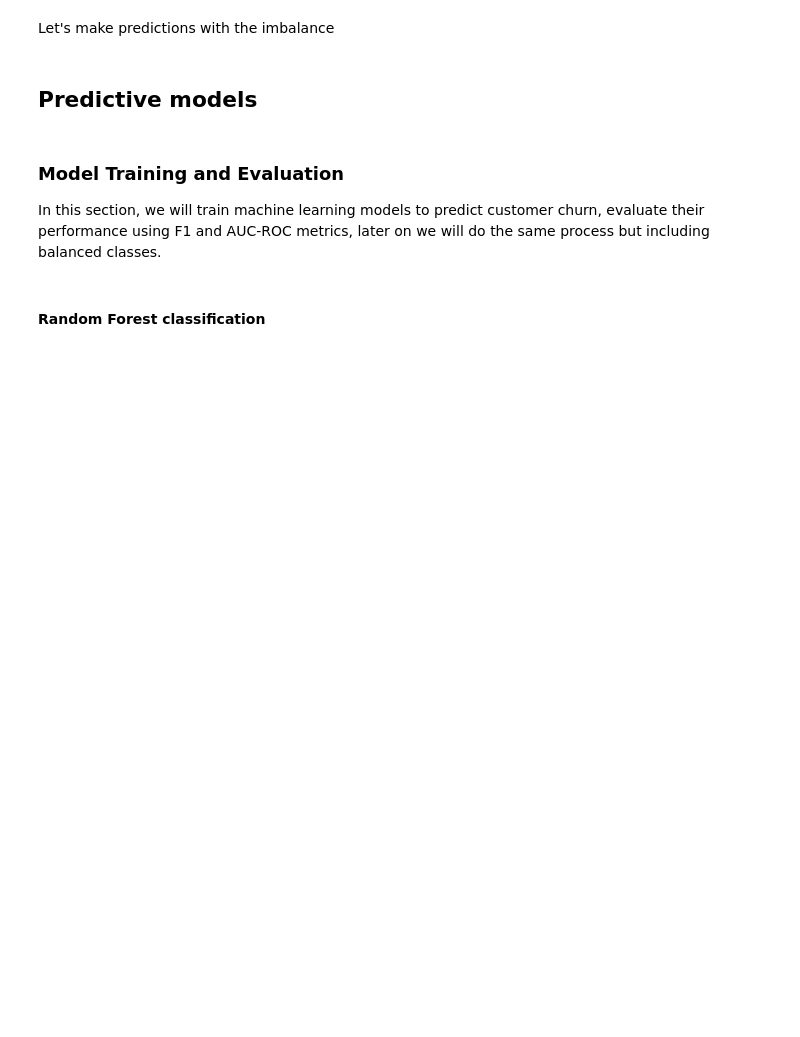
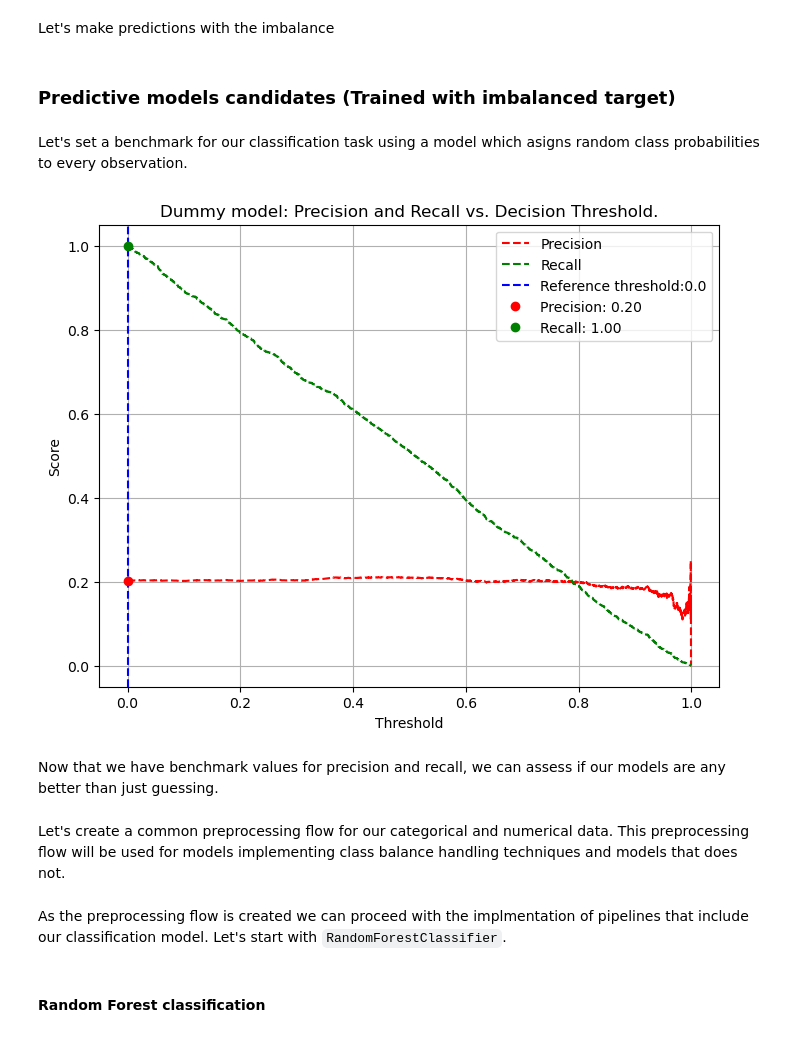
Before and after one commit to devleonfull/betabank_case, a Jupyter notebook: betabank_analysis.ipynb, the cells around one changed output. Cells and saved outputs as stored; diff of their text form; code cells hidden in the pictures; blank space fills up the shorter version.

```diff
--- a/betabank_analysis.ipynb
+++ b/betabank_analysis.ipynb
@@ -184,0 +164,2 @@ y.value_counts().plot(kind='bar')
+# %%
+X["BalanceSalaryRatio"] = X["Balance"] / X["EstimatedSalary"]
@@ -185,8 +180,18 @@ y.value_counts().plot(kind='bar')
 # %% [markdown]
 Let's make predictions with the imbalance
 # %% [markdown]
-## Predictive models
+### Predictive models candidates (Trained with imbalanced target)
-# %% [markdown]
-### Model Training and Evaluation
-
-In this section, we will train machine learning models to predict customer churn, evaluate their performance using F1 and AUC-ROC metrics, later on we will do the same process but including balanced classes.
+# %% [markdown]
+Let's set a benchmark for our classification task using a model which asigns random class probabilities to every observation.
+# %%
+y_proba_dummy = np.random.rand(*y_train.shape)
+best_threshold = calculate_optimal_threshold(y_train, y_proba_dummy)
+# %%
+ax = plot_recall_precision_curve(y_train, y_proba_dummy, "Dummy model: Precision and Recall vs. Decision Threshold.", best_threshold)
+plt.show()
+# %% [output]
+[figure, added]
+# %% [markdown]
+Now that we have benchmark values for precision and recall, we can assess if our models are any better than just guessing.
+# %% [markdown]
+Let's create a common preprocessing flow for our categorical and numerical data. This preprocessing flow will be used for models implementing class balance handling techniques and models that does not.
@@ -193,2 +225,4 @@ In this section, we will train machine learning models to predict customer churn
+# %% [markdown]
+As the preprocessing flow is created we can proceed with the implmentation of pipelines that include our classification model. Let's start with `RandomForestClassifier`.
 # %% [markdown]
 #### Random Forest classification
```
Also changed, not shown: parts of 134 cells of this notebook, 4 other files.
